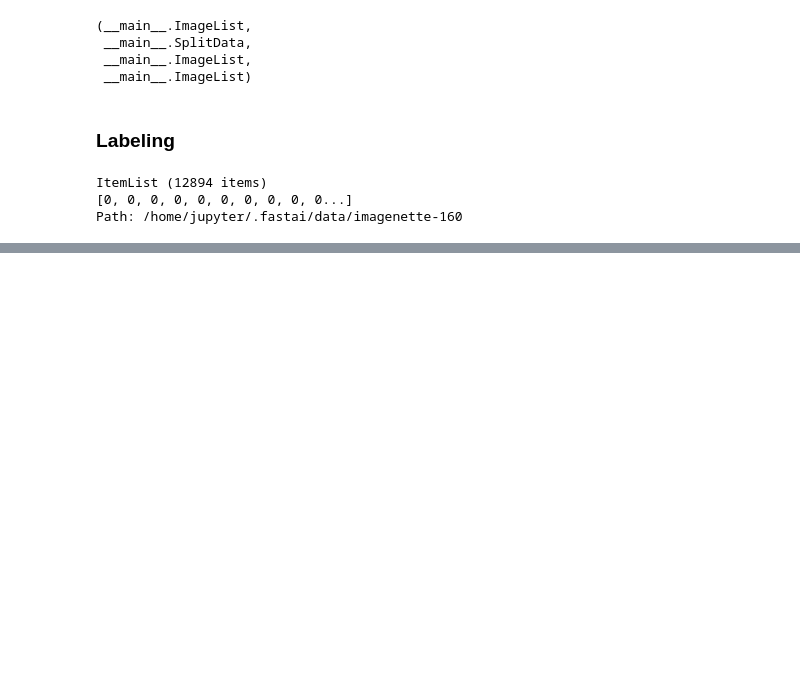
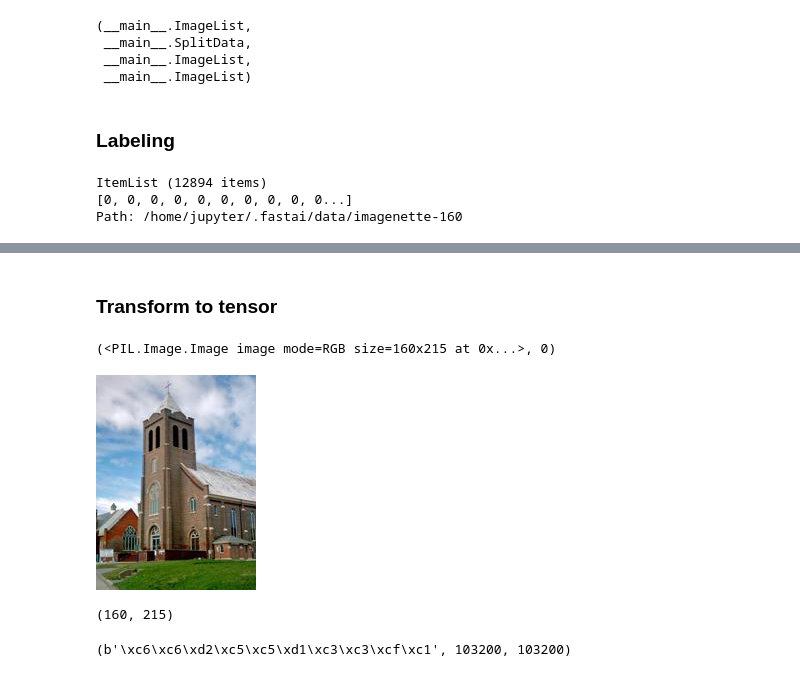
Before and after one commit to qAp/course-v3, a Jupyter notebook: nbs/dl2/08_data_block-lookntype.ipynb, the cells around one changed output, grey strips where cells are left out. Cells and saved outputs as stored; diff of their text form; code cells hidden in the pictures; blank space fills up the shorter version.

```diff
--- a/nbs/dl2/08_data_block-lookntype.ipynb
+++ b/nbs/dl2/08_data_block-lookntype.ipynb
@@ -325,0 +345,18 @@ ll.train.y.items[0], ll.train.y_obj(0), ll.train.y_obj(slice(2))
+# %% [markdown]
+### Transform to tensor
+# %%
+ll.train[6]
+# %% [output]
+(<PIL.Image.Image image mode=RGB size=160x215 at 0x...>, 0)
+# %%
+ll.train[6][0]
+# %% [output]
+[figure, added]
+# %%
+ll.train[6][0].size
+# %% [output]
+(160, 215)
+# %%
+ll.train[6][0].tobytes()[:10], len(ll.train[6][0].tobytes()), 160 * 215 * 3
+# %% [output]
+(b'\xc6\xc6\xd2\xc5\xc5\xd1\xc3\xc3\xcf\xc1', 103200, 103200)
```
Also changed, not shown: parts of 45 cells of this notebook.
